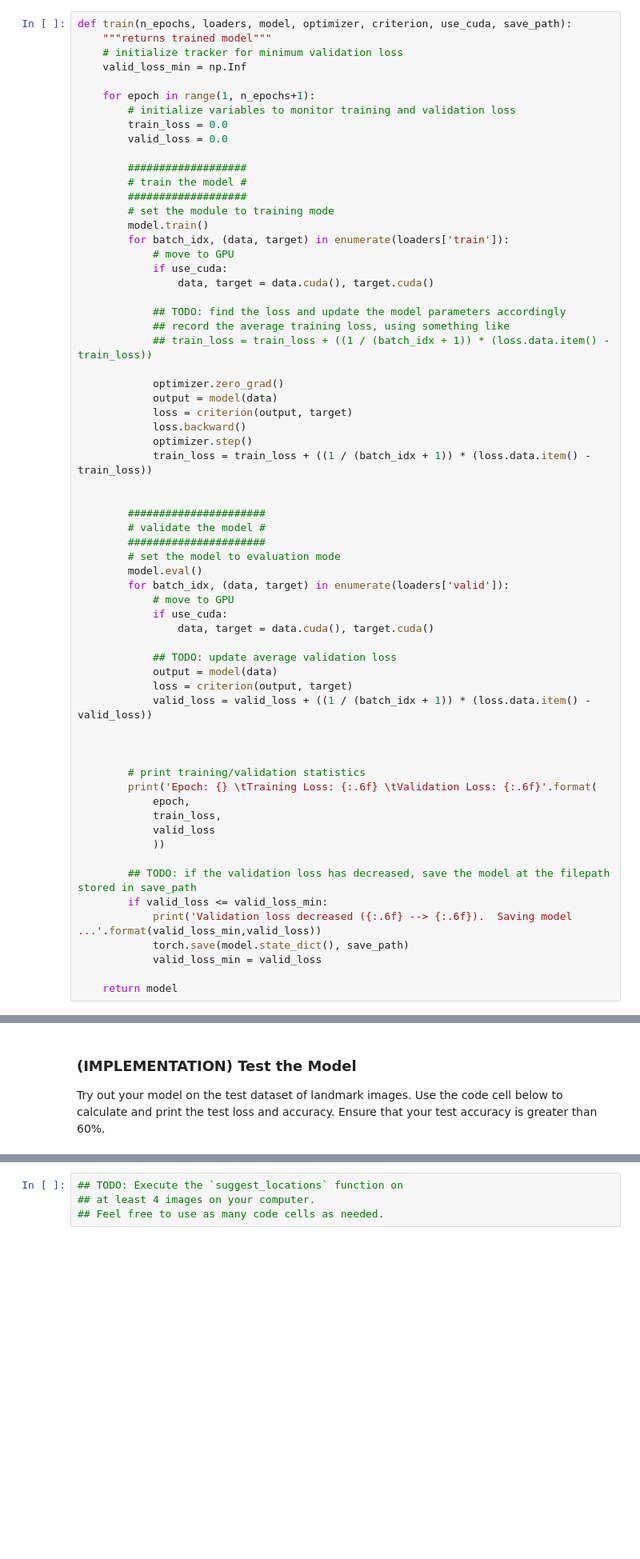
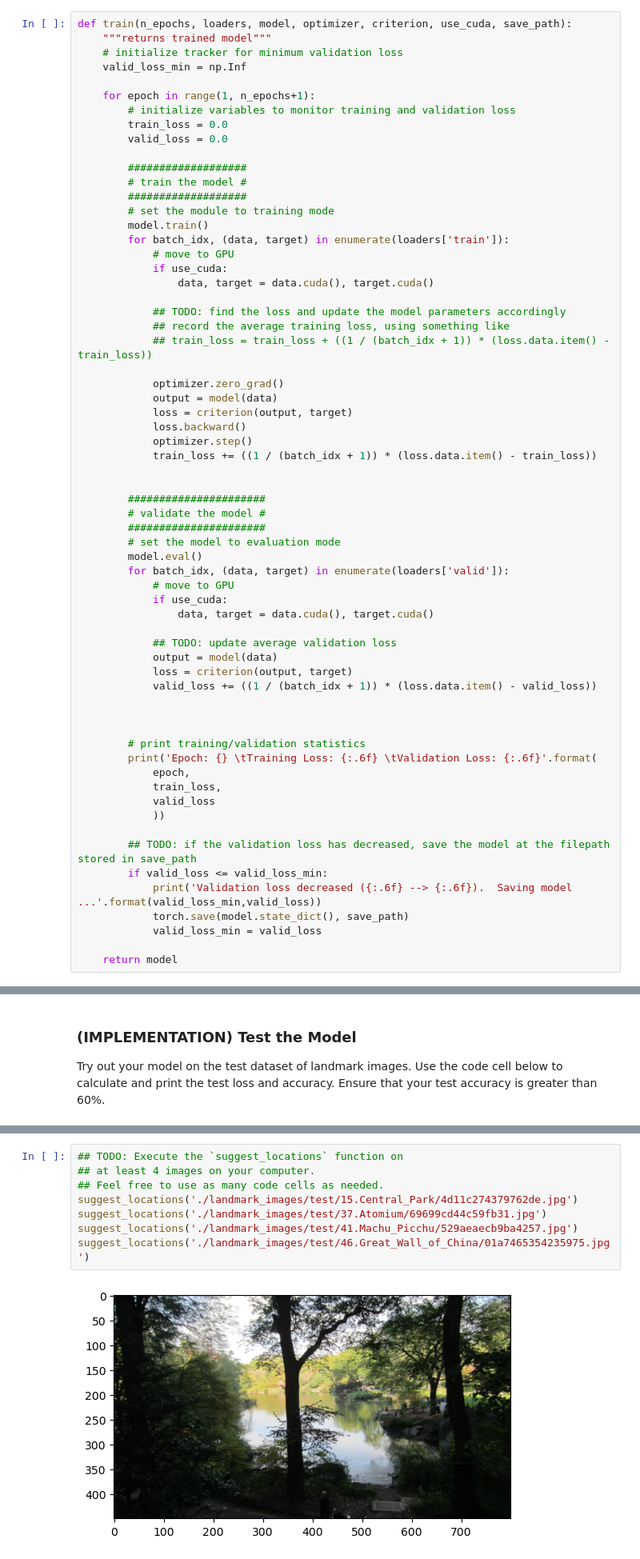
Before and after one commit to guilhermeal86/udacity_DL, a Jupyter notebook: landmark.ipynb, the cells around one changed output, grey strips where cells are left out. Shown at 80% size. Cells and saved outputs as stored; diff of their text form; blank space fills up the shorter version.

```diff
--- a/landmark.ipynb
+++ b/landmark.ipynb
@@ -287,7 +317,7 @@ def train(n_epochs, loaders, model, optimizer, criterion, use_cuda, save_path):
             loss = criterion(output, target)
             loss.backward()
             optimizer.step()
-            train_loss = train_loss + ((1 / (batch_idx + 1)) * (loss.data.item() - train_loss))
+            train_loss += ((1 / (batch_idx + 1)) * (loss.data.item() - train_loss))
 
 
         ######################
@@ -303,7 +333,7 @@ def train(n_epochs, loaders, model, optimizer, criterion, use_cuda, save_path):
             ## TODO: update average validation loss
             output = model(data)
             loss = criterion(output, target)
-            valid_loss = valid_loss + ((1 / (batch_idx + 1)) * (loss.data.item() - valid_loss))
+            valid_loss += ((1 / (batch_idx + 1)) * (loss.data.item() - valid_loss))
 
 
 
@@ -535,4 +721,10 @@ __Answer:__ (Three possible points for improvement)
 # %%
 ## TODO: Execute the `suggest_locations` function on
 ## at least 4 images on your computer.
 ## Feel free to use as many code cells as needed.
+suggest_locations('./landmark_images/test/15.Central_Park/4d11c274379762de.jpg')
+suggest_locations('./landmark_images/test/37.Atomium/69699cd44c59fb31.jpg')
+suggest_locations('./landmark_images/test/41.Machu_Picchu/529aeaecb9ba4257.jpg')
+suggest_locations('./landmark_images/test/46.Great_Wall_of_China/01a7465354235975.jpg')
+# %% [output]
+[figure, added]
```
Also changed, not shown: parts of 27 cells of this notebook, 1 other file.
